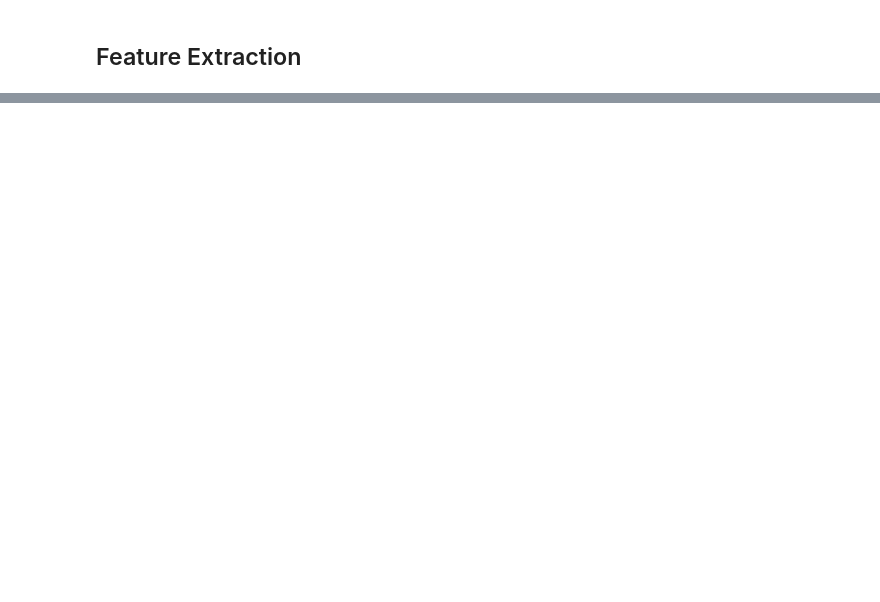
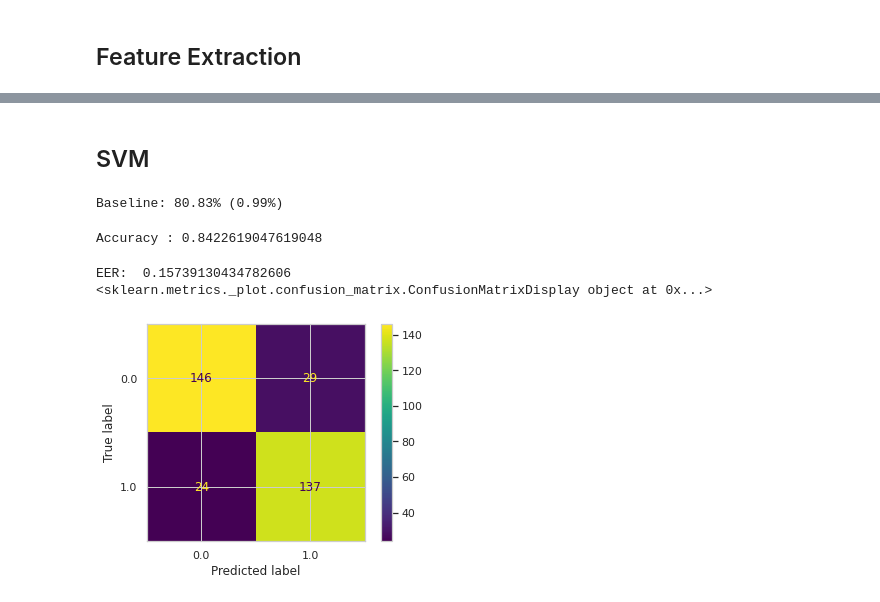
Before and after one commit to KumaranTCIN/DrunkDriving, a Jupyter notebook: DrunkDriving.ipynb, the cells around one changed output, grey strips where cells are left out. Saved outputs shown, nothing was run; the diff lists cells and outputs as text; code cells hidden in the pictures; blank space fills up the shorter version.

```diff
--- a/DrunkDriving.ipynb
+++ b/DrunkDriving.ipynb
@@ -394,0 +321,2 @@ if __name__ == '__main__':
+# %%
+main = np.concatenate((lfccsi, lfccss), axis=0)
@@ -394,0 +572,2 @@ if __name__ == '__main__':
+# %% [markdown]
+## SVM
@@ -394,0 +580,36 @@ if __name__ == '__main__':
+# %%
+X = main[:,0:-1]
+y = main[:,-1]
+X_train, X_test, y_train, y_test = train_test_split(X, y, test_size=0.2)
+# %%
+estimator = SVC()
+kfold = StratifiedKFold(n_splits=5, shuffle=True)
+results = cross_val_score(estimator, X, y, cv=kfold)
+print("Baseline: %.2f%% (%.2f%%)" % (results.mean()*100, results.std()*100))
+# %% [output]
+Baseline: 80.83% (0.99%)
+# %%
+# Building the Support Vector Machine and evaluating it’s performance
+
+# Building the SVM model
+svmclf = SVC()
+svmclf.fit(X_train, y_train)
+
+# Storing the predictions of the non-linear model
+y_pred_svmclf = svmclf.predict(X_test)
+
+# Evaluating the performance of the non-linear model
+print('Accuracy : '+str(accuracy_score(y_test, y_pred_svmclf)))
+# %% [output]
+Accuracy : 0.8422619047619048
+# %%
+estimator.fit(X_train, y_train)
+y_pred = estimator.predict(X_test)
+eer = compute_eer(y_test, y_pred, positive_label = 1)
+print("EER: ", eer)
+cm = pcm(estimator, X_test, y_test)
+print(cm)
+# %% [output]
+EER:  0.15739130434782606
+<sklearn.metrics._plot.confusion_matrix.ConfusionMatrixDisplay object at 0x...>
+[figure, added]
```
Also changed, not shown: parts of 171 cells of this notebook.
